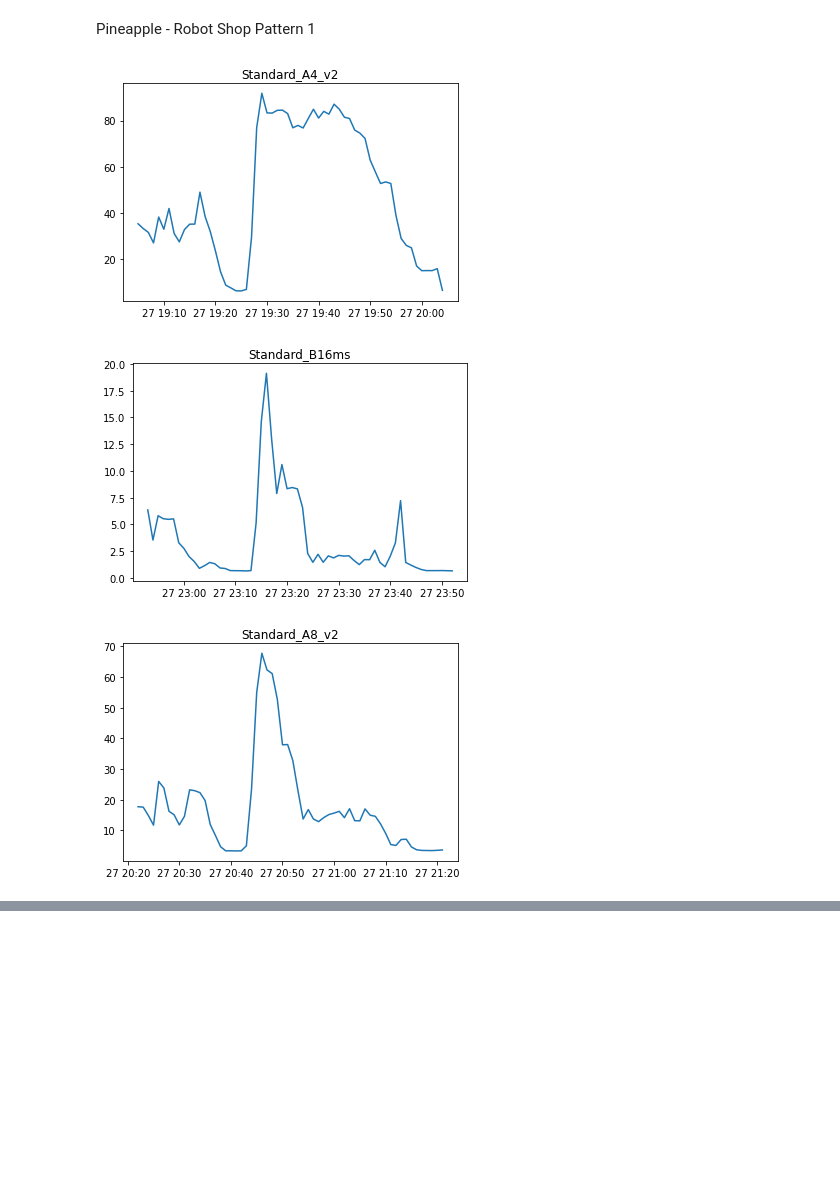
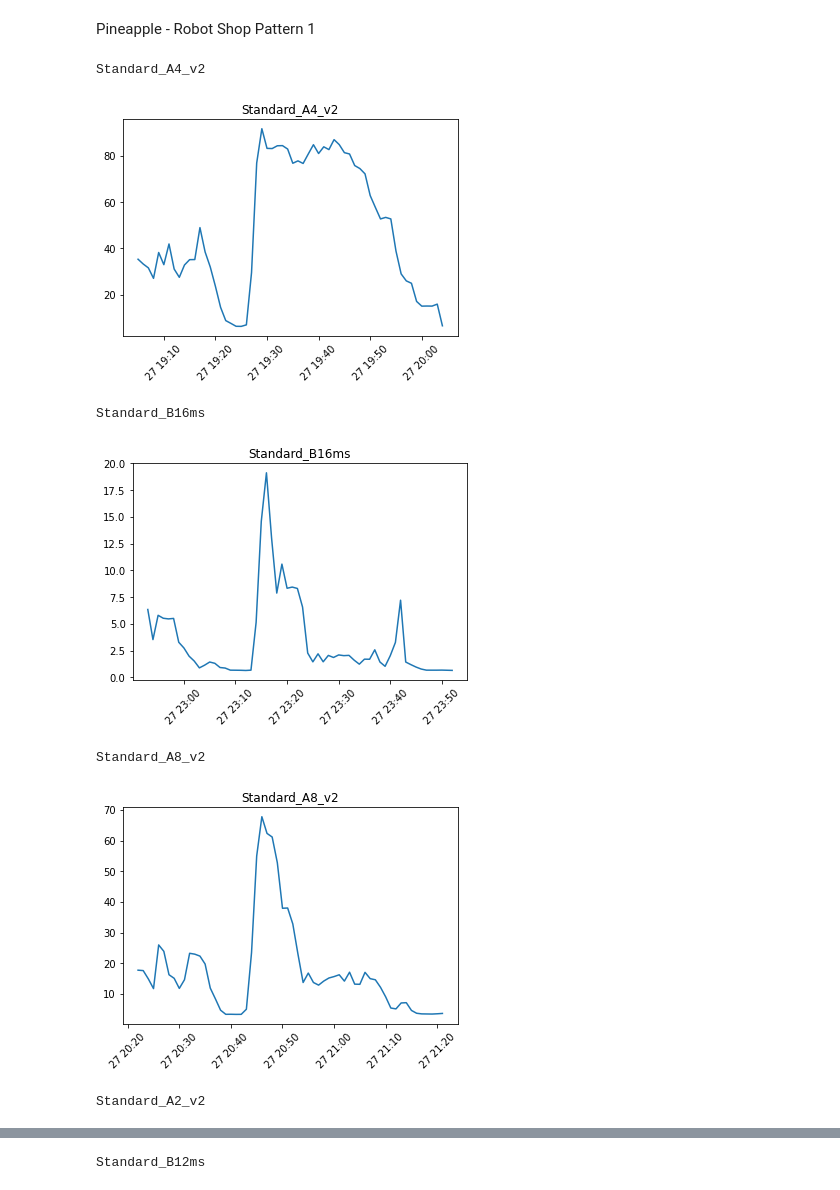
Before and after one commit to krishangpatney/Fruit-Cocktail, a Jupyter notebook: src/data_analysis/jupyter_notebooks/pineapple.ipynb, the cells around one changed output, grey strips where cells are left out. Cells and saved outputs as stored; diff of their text form; code cells hidden in the pictures; blank space fills up the shorter version.

```diff
--- a/src/data_analysis/jupyter_notebooks/pineapple.ipynb
+++ b/src/data_analysis/jupyter_notebooks/pineapple.ipynb
@@ -75,37 +76,44 @@ def create_graph(x,y,):
 # %%
 filepath = "../collected_data/pineapple"
 api      = os.path.join(filepath, "api")
 machine  = os.path.join(filepath, "machine")
 
 api_listing     = f(api)
 machine_listing = f(machine)
 
-big_stupid = {}
+big_machine = {}
 for size, iteration in machine_listing.items():
     metrics   = []
     timestamp = 0
     for iteration, files in iteration.items():
         temp_path = os.path.join(machine, size, iteration)
         timestamp, metric = return_time_metric(os.path.join(temp_path, "percentageCPU.json"))
         metrics.append(metric)
-    stupid = {}
+    tiny_machine = {}
 
     for i in range(0, len(timestamp)):
         metric_per_time = []
         for n in metrics:
             metric_per_time.append(n[i])
         metric_per_time = [x for x in metric_per_time if x != None]
-        stupid[timestamp[i]] = np.mean(metric_per_time)  #Change here to maintain value or not.
-    big_stupid[size] = stupid
+        tiny_machine[timestamp[i]] = np.mean(metric_per_time)  #Change here to maintain value or not.
+    big_machine[size] = tiny_machine
 
-# print(big_stupid)
 
-for key, value in big_stupid.items():
-    # print(value.keys())
-    plt.plot(value.keys(), value.values())
-    plt.title(key)
-    plt.show()
+
+
+def do_this(big_machine):
+    for key, value in big_machine.items():
+        # print(value.keys())
+        plt.plot(value.keys(), value.values())
+        plt.title(key)
+        plt.xticks(rotation=45)
+        plt.show()
 # %% [output]
+Standard_A4_v2
-[figure, old version]
+[figure, new version]
+Standard_B16ms
-[figure, old version]
+[figure, new version]
+Standard_A8_v2
-[figure, old version]
+[figure, new version]
+Standard_A2_v2
@@ -112,0 +121 @@ for key, value in big_stupid.items():
+Standard_B12ms
```
Also changed, not shown: parts of 4 cells of this notebook.
